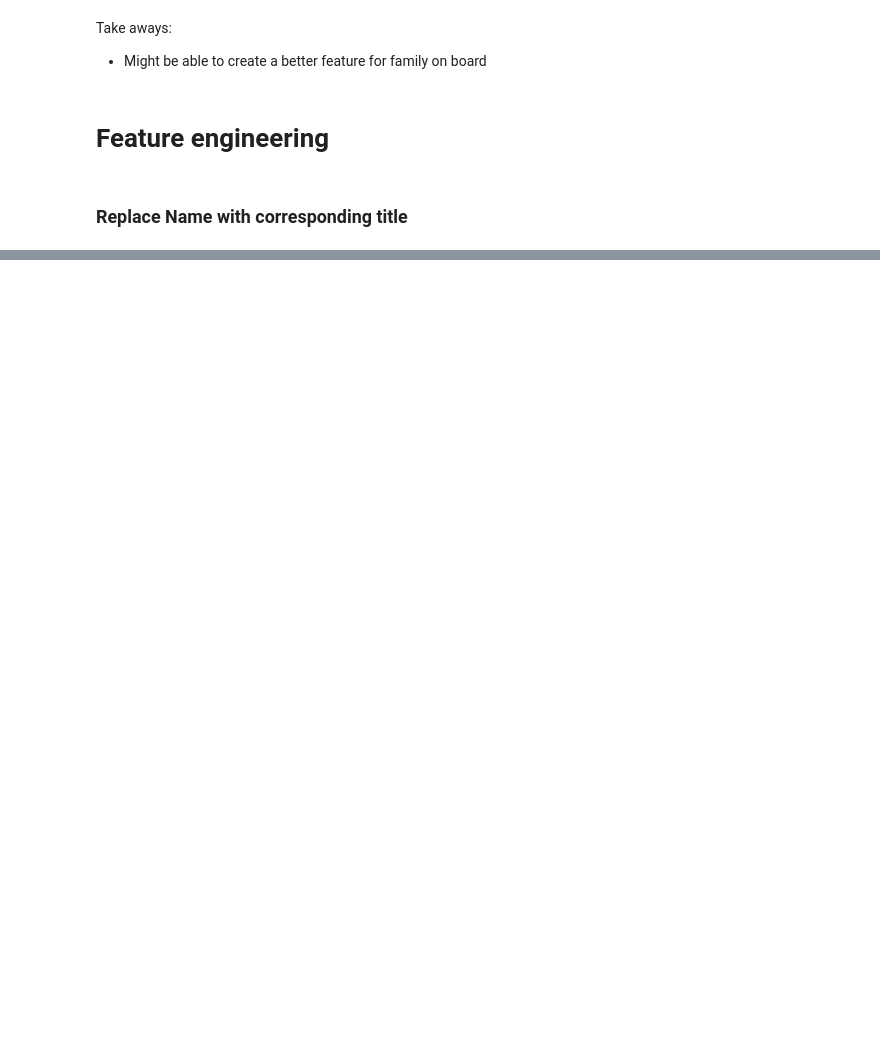
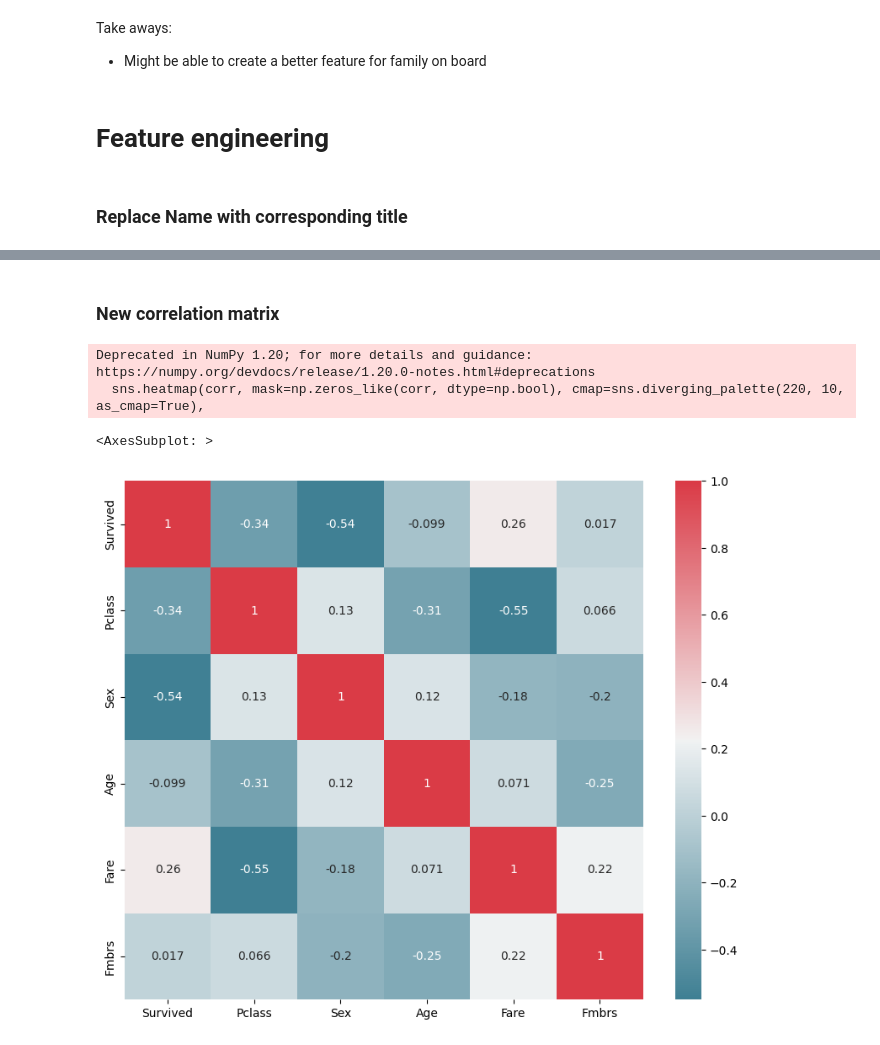
Before and after one commit to fi-m/ID2223, a Jupyter notebook: lab1/second_part/titanic-feature-pipeline.ipynb, the cells around one changed output, grey strips where cells are left out. Saved outputs shown, nothing was run; the diff lists cells and outputs as text; code cells hidden in the pictures; blank space fills up the shorter version.

```diff
--- a/lab1/second_part/titanic-feature-pipeline.ipynb
+++ b/lab1/second_part/titanic-feature-pipeline.ipynb
@@ -181,0 +122,18 @@ men_over_18_df
+# %%
+import numpy as np
+np.random.seed(seed=1337)
+
+for title in titanic_df["Title"].unique():
+
+    mask = (titanic_df["Title"] == title) & titanic_df["Age"].isna()
+
+    # Get sutible candidates for age sampling
+    candidates = titanic_df.loc[(titanic_df["Title"] == title) & titanic_df["Age"].notna()]
+
+    g = candidates.groupby("Age", dropna=True)["Age"].count()
+    g = g.apply(lambda x: x/g.sum())
+
+    weights = g.to_numpy()
+    ages = g.index
+
+    titanic_df.update(titanic_df["Age"][mask].apply(lambda x: np.random.choice(ages, p=weights)))
@@ -181,0 +146,4 @@ men_over_18_df
+# %%
+titanic_df["Fmbrs"] =  titanic_df['SibSp'] + titanic_df['Parch']
+titanic_df.drop(['Parch', 'SibSp'], axis=1 , inplace = True)
+titanic_df.head()
@@ -182,3 +169,19 @@ men_over_18_df
+# %% [markdown]
+### New correlation matrix
+# %%
+import matplotlib.pyplot as plt
+import seaborn as sns
+import numpy as np
+
+f, ax = plt.subplots(figsize=(10, 8))
+corr = titanic_df.corr()
+sns.heatmap(corr, mask=np.zeros_like(corr, dtype=np.bool), cmap=sns.diverging_palette(220, 10, as_cmap=True),
+            square=True, ax=ax, annot=True)
+# %% [output]
+Deprecated in NumPy 1.20; for more details and guidance: https://numpy.org/devdocs/release/1.20.0-notes.html#deprecations
+  sns.heatmap(corr, mask=np.zeros_like(corr, dtype=np.bool), cmap=sns.diverging_palette(220, 10, as_cmap=True),
+<AxesSubplot: >
+[figure, added]
 # %%
 import os
 
```
Also changed, not shown: parts of 14 cells of this notebook, 1 other file.
